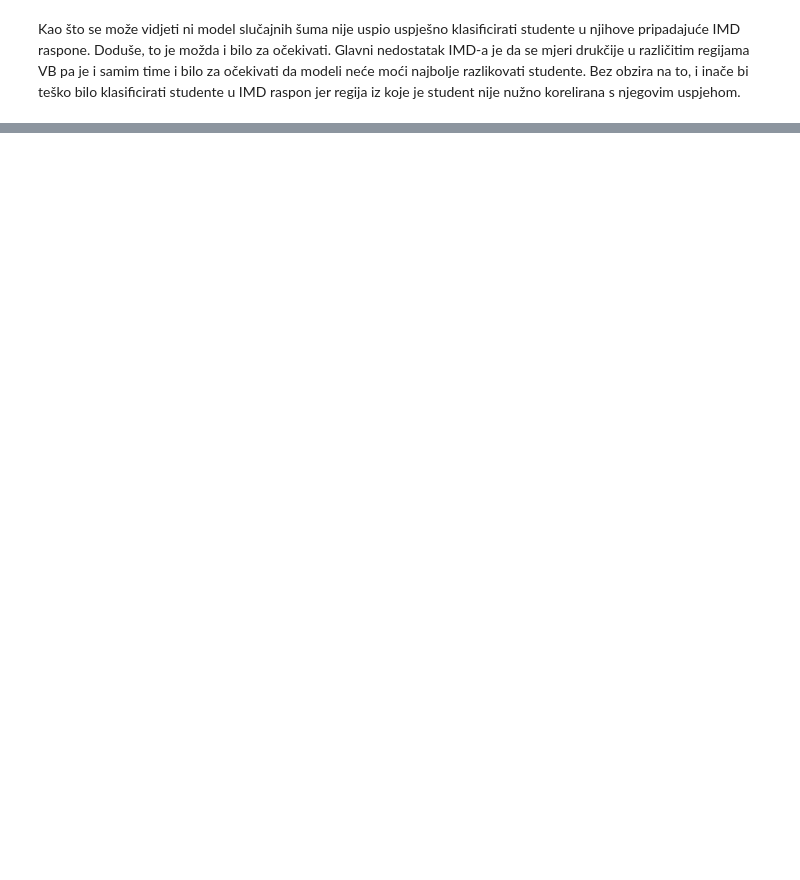
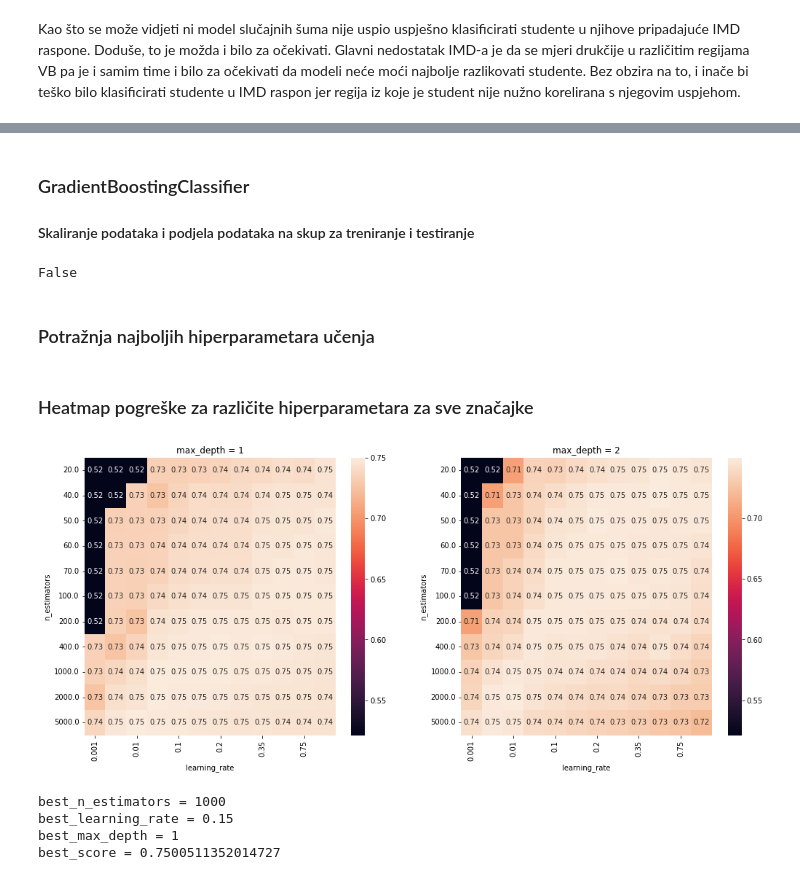
Before and after one commit to ksimicevic/early-student-success-predictors, a Jupyter notebook: project-pt2.ipynb, the cells around one changed output, grey strips where cells are left out. Saved outputs shown, nothing was run; the diff lists cells and outputs as text; code cells hidden in the pictures; blank space fills up the shorter version.

```diff
--- a/project-pt2.ipynb
+++ b/project-pt2.ipynb
@@ -449,0 +462,23 @@ Kao što se može vidjeti ni model slučajnih šuma nije uspio uspješno klasifi
+# %% [markdown]
+### GradientBoostingClassifier
+#### Skaliranje podataka i podjela podataka na skup za treniranje i testiranje
+# %%
+data[['first_assignment', 'highest_education', 'age', 'gender', 'previous_attempts', 'disability', 'clicks_before_start', 'date_registration']].isnull().values.any()
+# %% [output]
+False
+# %%
+from sklearn.preprocessing import MinMaxScaler
+
+scaler = MinMaxScaler()
+
+X = data[['first_assignment', 'highest_education', 'age', 'gender', 'previous_attempts', 'disability', 'clicks_before_start', 'date_registration']]
+# Podaci sa značajkama 'first_assignment' i 'clicks_before_start'
+X_2 = data[['first_assignment', 'clicks_before_start']]
+
+X_scaled = scaler.fit_transform(X)
+X_2_scaled = scaler.fit_transform(X_2)
+
+X_train_scaled, X_test_scaled, y_train_scaled, y_test_scaled = train_test_split(X_scaled, data['final_result'].to_list(), test_size=0.3, random_state=2)
+X_2_train_scaled, X_2_test_scaled, y_2_train_scaled, y_2_test_scaled = train_test_split(X_2_scaled, data['final_result'].to_list(), test_size=0.3, random_state=2)
+# %% [markdown]
+### Potražnja najboljih hiperparametara učenja
@@ -449,0 +549,36 @@ Kao što se može vidjeti ni model slučajnih šuma nije uspio uspješno klasifi
+# %% [markdown]
+### Heatmap pogreške za različite hiperparametara za sve značajke
+# %%
+plt.subplot(1,2,1)
+
+plt.title('max_depth = 1')
+gb_df_1 = gb_df.copy()
+gb_df_1 = gb_df_1[gb_df_1['max_depth'] == 1]
+gb_df_1.drop_duplicates(['n_estimators','learning_rate'], inplace=True)
+pivot = gb_df_1.pivot(index='n_estimators', columns='learning_rate', values='score')
+ax = sns.heatmap(pivot,annot=True)
+
+plt.subplot(1,2,2)
+
+plt.title('max_depth = 2')
+gb_df_2 = gb_df.copy()
+gb_df_2 = gb_df_2[gb_df_2['max_depth'] == 2]
+gb_df_2.drop_duplicates(['n_estimators','learning_rate'], inplace=True)
+pivot = gb_df_2.pivot(index='n_estimators', columns='learning_rate', values='score')
+ax = sns.heatmap(pivot,annot=True)
+
+plt.gcf().set_size_inches(17, 7)
+
+plt.show()
+# %% [output]
+[figure, added]
+# %%
+print('best_n_estimators = ' + str(best_n_estimators))
+print('best_learning_rate = ' + str(best_learning_rate))
+print('best_max_depth = ' + str(best_max_depth))
+print('best_score = ' + str(best_score))
+# %% [output]
+best_n_estimators = 1000
+best_learning_rate = 0.15
+best_max_depth = 1
+best_score = 0.7500511352014727
```
Also changed, not shown: parts of 21 cells of this notebook.
